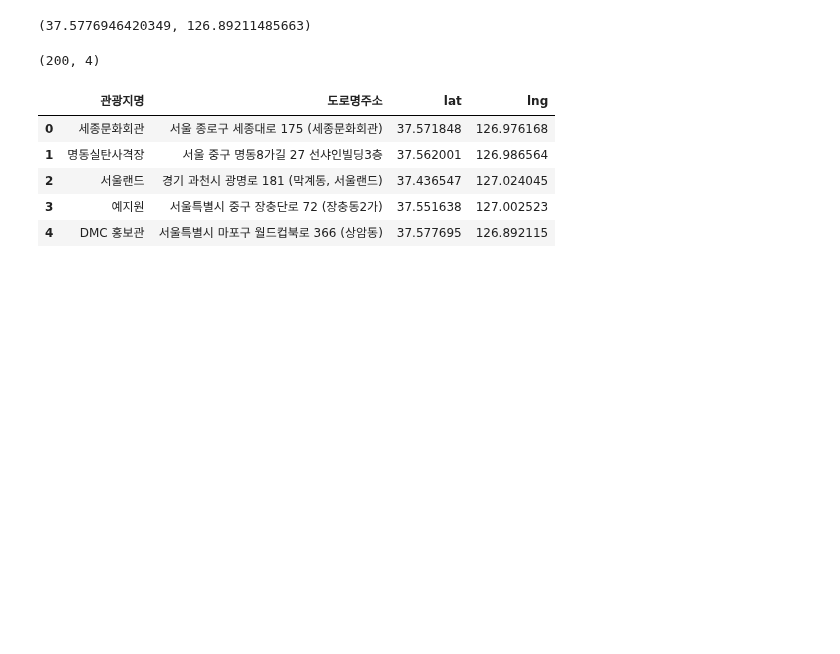
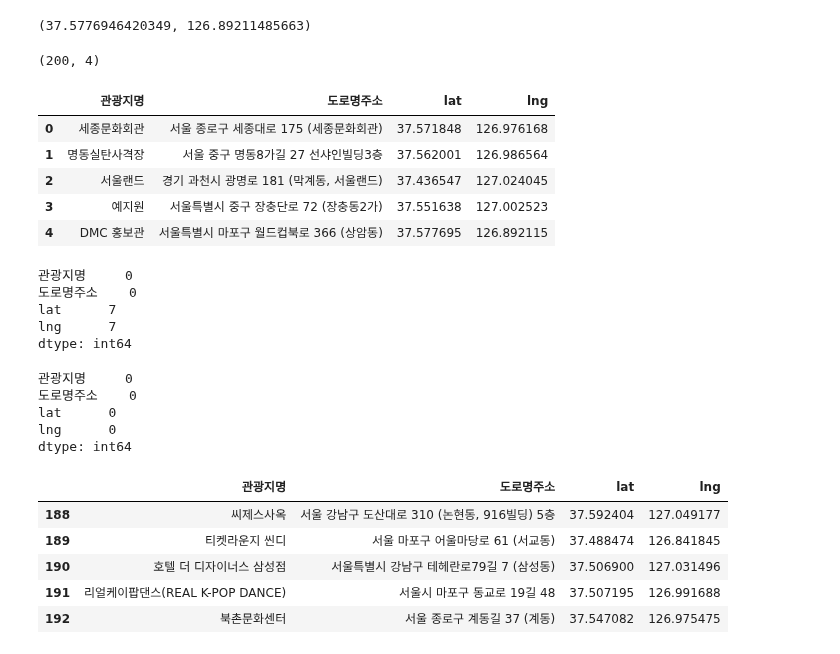
Before and after one commit to Mayhem-XD/Project_p1, a Jupyter notebook: test_code/data/2021/add_lat_lng_문화.ipynb, the cells around one changed output. Drawn from its saved outputs; the diff is of its cells as text; code cells hidden in the pictures; blank space fills up the shorter version.

```diff
--- a/test_code/data/2021/add_lat_lng_문화.ipynb
+++ b/test_code/data/2021/add_lat_lng_문화.ipynb
@@ -226,3 +223,29 @@ df3.head()
 | 2 | 서울랜드 | 경기 과천시 광명로 181 (막계동, 서울랜드) | 37.436547 | 127.024045 |
 | 3 | 예지원 | 서울특별시 중구 장충단로 72 (장충동2가) | 37.551638 | 127.002523 |
 | 4 | DMC 홍보관 | 서울특별시 마포구 월드컵북로 366 (상암동) | 37.577695 | 126.892115 |
+# %%
+df3.isna().sum()
+# %% [output]
+관광지명     0
+도로명주소    0
+lat      7
+lng      7
+dtype: int64
+# %%
+df3.dropna(inplace=True)
+df3.isna().sum()
+# %% [output]
+관광지명     0
+도로명주소    0
+lat      0
+lng      0
+dtype: int64
+# %%
+df3.tail()
+# %% [output]
+|  | 관광지명 | 도로명주소 | lat | lng |
+| 188 | 씨제스사옥 | 서울 강남구 도산대로 310 (논현동, 916빌딩) 5층 | 37.592404 | 127.049177 |
+| 189 | 티켓라운지 씬디 | 서울 마포구 어울마당로 61 (서교동) | 37.488474 | 126.841845 |
+| 190 | 호텔 더 디자이너스 삼성점 | 서울특별시 강남구 테헤란로79길 7 (삼성동) | 37.506900 | 127.031496 |
+| 191 | 리얼케이팝댄스(REAL K-POP DANCE) | 서울시 마포구 동교로 19길 48 | 37.507195 | 126.991688 |
+| 192 | 북촌문화센터 | 서울 종로구 계동길 37 (계동) | 37.547082 | 126.975475 |
```
Also changed, not shown: parts of 2 cells of this notebook, 16 other files.
